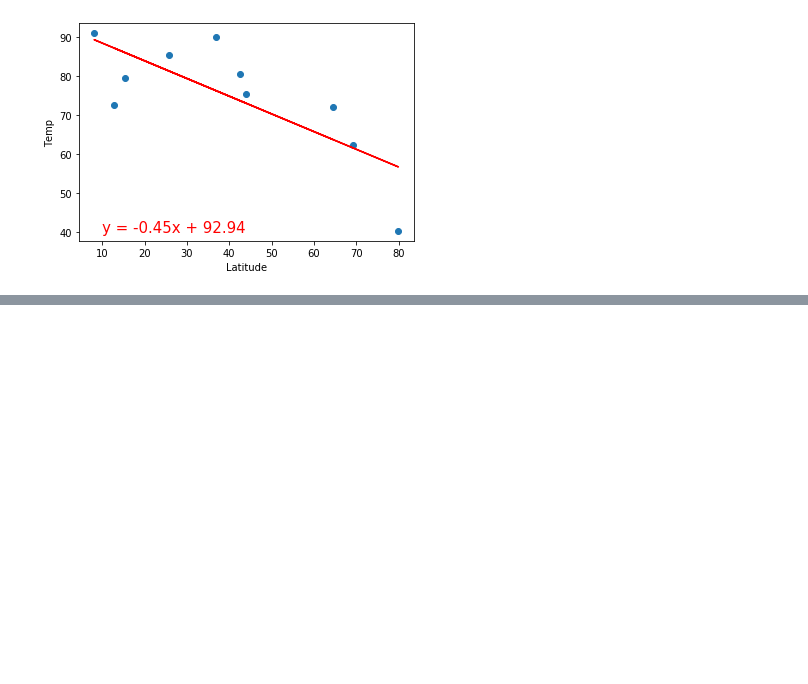
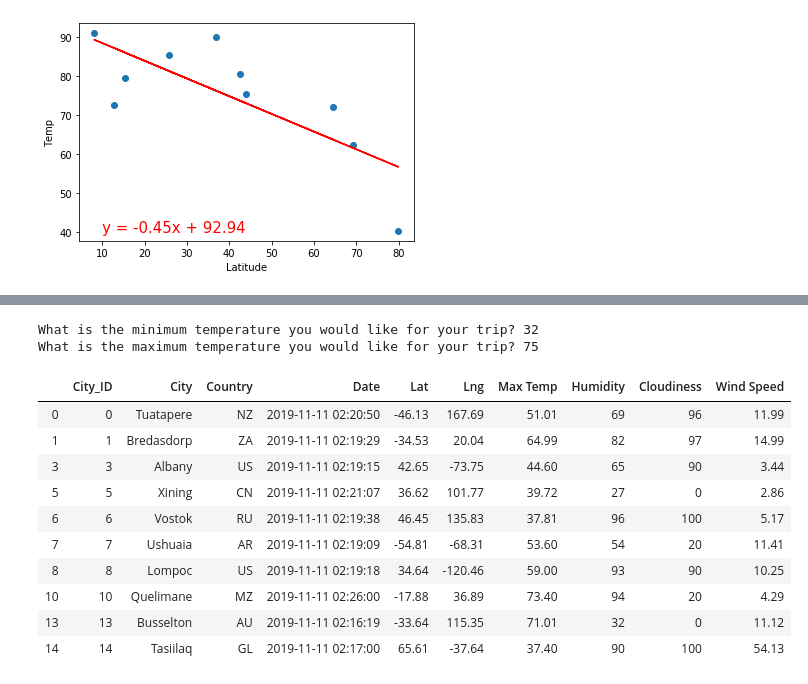
Before and after one commit to RachanaJolin/World_Weather_Analysis, a Jupyter notebook: WeatherPy2.ipynb, the cells around one changed output, grey strips where cells are left out. Drawn from its saved outputs; the diff is of its cells as text; code cells hidden in the pictures; blank space fills up the shorter version.

```diff
--- a/WeatherPy2.ipynb
+++ b/WeatherPy2.ipynb
@@ -580,0 +588,4 @@ SyntaxError: EOL while scanning string literal (<ipython-input-149-8c4f0e57bb27>
+# %%
+# Store the CSV you saved created in part one into a DataFrame.
+city_data_df = pd.read_csv("weather_data/cities.csv")
+city_data_df.head()
@@ -580,0 +682,24 @@ SyntaxError: EOL while scanning string literal (<ipython-input-149-8c4f0e57bb27>
+# %%
+# Ask the customer to add a minimum and maximum temperature value.
+min_temp = float(input("What is the minimum temperature you would like for your trip? "))
+max_temp = float(input("What is the maximum temperature you would like for your trip? "))
+# %% [output]
+What is the minimum temperature you would like for your trip? 32
+What is the maximum temperature you would like for your trip? 75
+# %%
+# Filter the dataset to find the cities that fit the criteria.
+preferred_cities_df = city_data_df.loc[(city_data_df["Max Temp"] <= max_temp) & \
+                                       (city_data_df["Max Temp"] >= min_temp)]
+preferred_cities_df.head(10)
+# %% [output]
+|  | City_ID | City | Country | Date | Lat | Lng | Max Temp | Humidity | Cloudiness | Wind Speed |
+| 0 | 0 | Tuatapere | NZ | 2019-11-11 02:20:50 | -46.13 | 167.69 | 51.01 | 69 | 96 | 11.99 |
+| 1 | 1 | Bredasdorp | ZA | 2019-11-11 02:19:29 | -34.53 | 20.04 | 64.99 | 82 | 97 | 14.99 |
+| 3 | 3 | Albany | US | 2019-11-11 02:19:15 | 42.65 | -73.75 | 44.60 | 65 | 90 | 3.44 |
+| 5 | 5 | Xining | CN | 2019-11-11 02:21:07 | 36.62 | 101.77 | 39.72 | 27 | 0 | 2.86 |
+| 6 | 6 | Vostok | RU | 2019-11-11 02:19:38 | 46.45 | 135.83 | 37.81 | 96 | 100 | 5.17 |
+| 7 | 7 | Ushuaia | AR | 2019-11-11 02:19:09 | -54.81 | -68.31 | 53.60 | 54 | 20 | 11.41 |
+| 8 | 8 | Lompoc | US | 2019-11-11 02:19:18 | 34.64 | -120.46 | 59.00 | 93 | 90 | 10.25 |
+| 10 | 10 | Quelimane | MZ | 2019-11-11 02:26:00 | -17.88 | 36.89 | 73.40 | 94 | 20 | 4.29 |
+| 13 | 13 | Busselton | AU | 2019-11-11 02:16:19 | -33.64 | 115.35 | 71.01 | 32 | 0 | 11.12 |
+| 14 | 14 | Tasiilaq | GL | 2019-11-11 02:17:00 | 65.61 | -37.64 | 37.40 | 90 | 100 | 54.13 |
```
Also changed, not shown: parts of 44 cells of this notebook.
